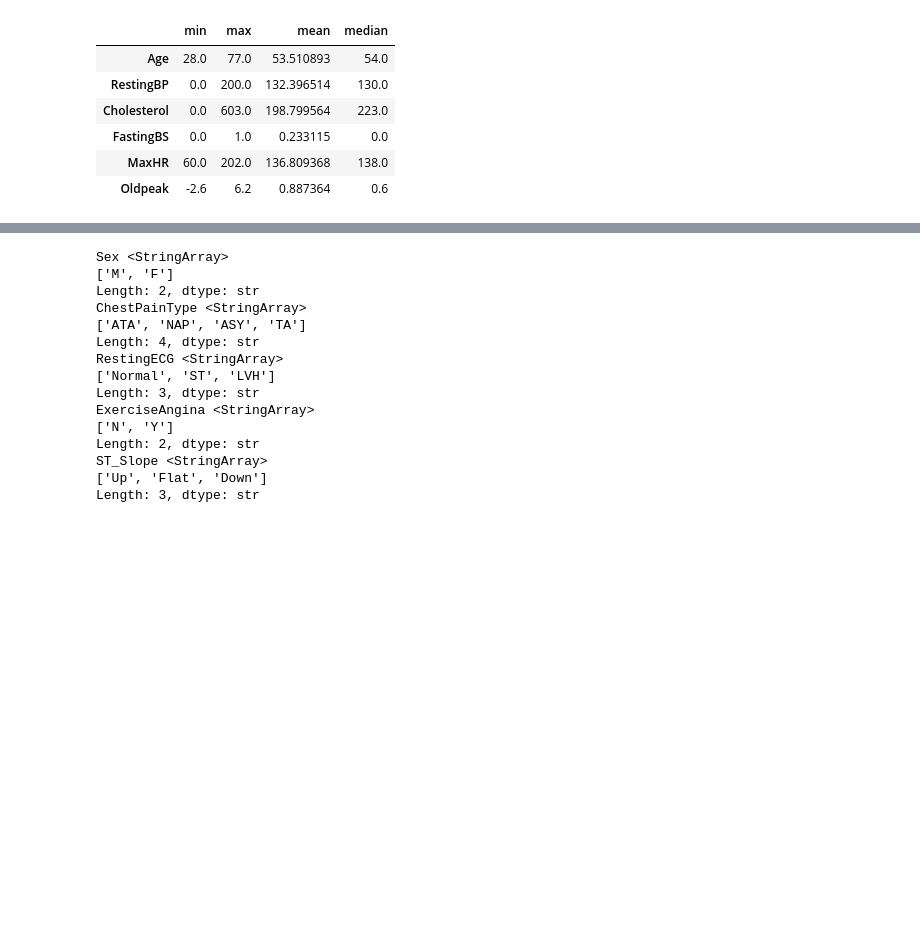
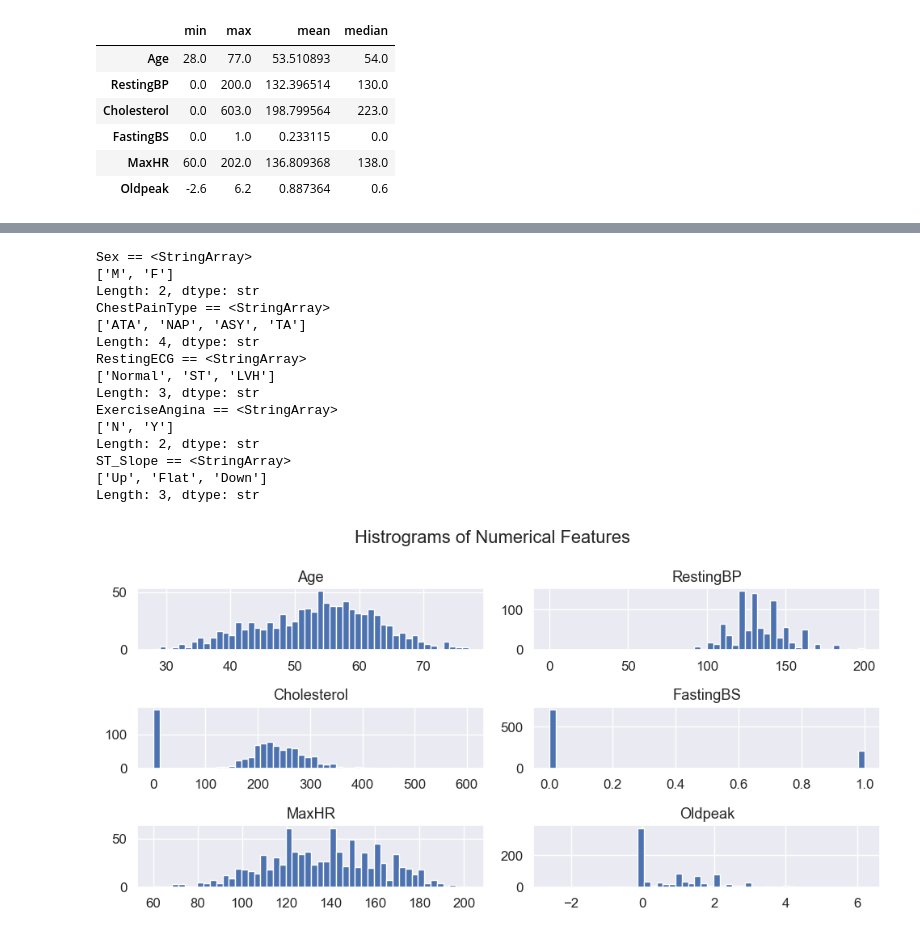
Before and after one commit to mahmodul-50/Heart_Failure_Prediction, a Jupyter notebook: file1.ipynb, the cells around one changed output, grey strips where cells are left out. Saved outputs shown, nothing was run; the diff lists cells and outputs as text; code cells hidden in the pictures; blank space fills up the shorter version.

```diff
--- a/file1.ipynb
+++ b/file1.ipynb
@@ -109,19 +143,20 @@ df[numeric_cols].agg(["min", "max", "mean", "median"]).T
 # %%
 for i in categorical_cols:
-    print(i, df[i].unique())
+    # print(i, df[i].unique())
+    print(f"{i} == {df[i].unique()}")
 # %% [output]
-Sex <StringArray>
+Sex == <StringArray>
 ['M', 'F']
 Length: 2, dtype: str
-ChestPainType <StringArray>
+ChestPainType == <StringArray>
 ['ATA', 'NAP', 'ASY', 'TA']
 Length: 4, dtype: str
-RestingECG <StringArray>
+RestingECG == <StringArray>
 ['Normal', 'ST', 'LVH']
 Length: 3, dtype: str
-ExerciseAngina <StringArray>
+ExerciseAngina == <StringArray>
 ['N', 'Y']
 Length: 2, dtype: str
-ST_Slope <StringArray>
+ST_Slope == <StringArray>
 ['Up', 'Flat', 'Down']
 Length: 3, dtype: str
@@ -127,0 +182,7 @@ Length: 3, dtype: str
+# %%
+df[numeric_cols].hist(bins=50, figsize=(10,5))
+plt.suptitle("Histrograms of Numerical Features")
+plt.tight_layout()
+plt.show()
+# %% [output]
+[figure, added]
```
Also changed, not shown: parts of 10 cells of this notebook.
